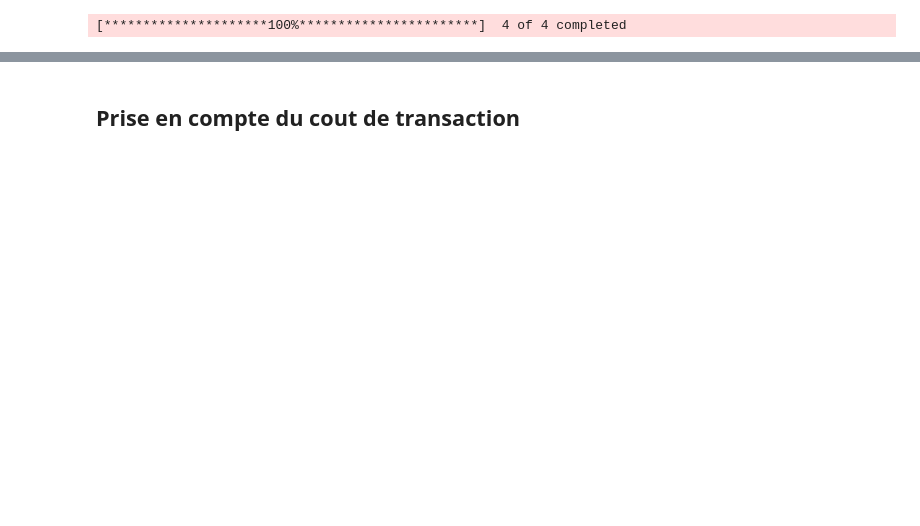
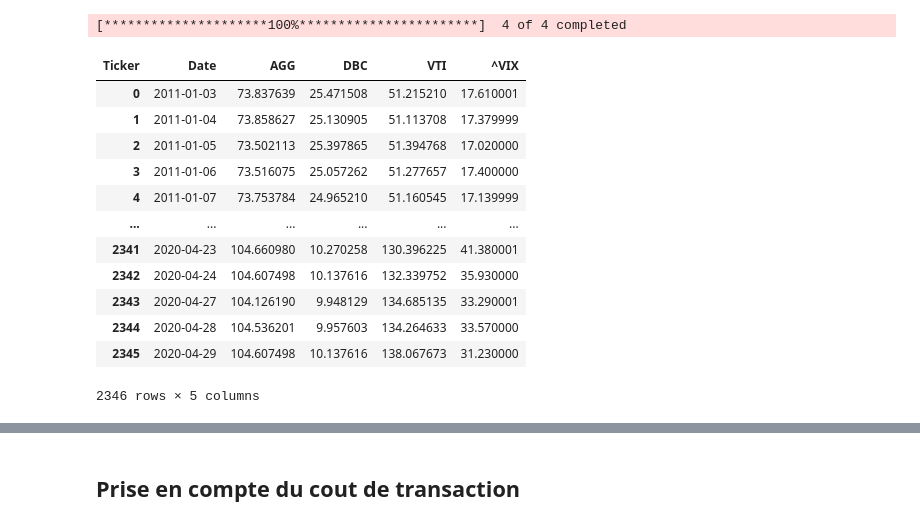
Before and after one commit to alexandreviard/DL-Portfolio-CMAP, a Jupyter notebook: massyle/allocation_article_zhang_DL.ipynb, the cells around one changed output, grey strips where cells are left out. Saved outputs shown, nothing was run; the diff lists cells and outputs as text; code cells hidden in the pictures; blank space fills up the shorter version.

```diff
--- a/massyle/allocation_article_zhang_DL.ipynb
+++ b/massyle/allocation_article_zhang_DL.ipynb
@@ -15,6 +15,22 @@ data_na['Date'] = data_na['Date'].dt.date
 [*********************100%***********************]  4 of 4 completed
 # %%
 data_na['Date'] = pd.to_datetime(data_na['Date'])
+# %%
+data_na
+# %% [output]
+| Ticker | Date | AGG | DBC | VTI | ^VIX |
+| 0 | 2011-01-03 | 73.837639 | 25.471508 | 51.215210 | 17.610001 |
+| 1 | 2011-01-04 | 73.858627 | 25.130905 | 51.113708 | 17.379999 |
+| 2 | 2011-01-05 | 73.502113 | 25.397865 | 51.394768 | 17.020000 |
+| 3 | 2011-01-06 | 73.516075 | 25.057262 | 51.277657 | 17.400000 |
+| 4 | 2011-01-07 | 73.753784 | 24.965210 | 51.160545 | 17.139999 |
+| ... | ... | ... | ... | ... | ... |
+| 2341 | 2020-04-23 | 104.660980 | 10.270258 | 130.396225 | 41.380001 |
+| 2342 | 2020-04-24 | 104.607498 | 10.137616 | 132.339752 | 35.930000 |
+| 2343 | 2020-04-27 | 104.126190 | 9.948129 | 134.685135 | 33.290001 |
+| 2344 | 2020-04-28 | 104.536201 | 9.957603 | 134.264633 | 33.570000 |
+| 2345 | 2020-04-29 | 104.607498 | 10.137616 | 138.067673 | 31.230000 |
+2346 rows × 5 columns
 # %%
 # Allocation initiale
 initial_allocation = [0.50, 0.10, 0.20, 0.20]  # Allocations initiales pour VTI, AGG, DBC, VIX
```
Also changed, not shown: parts of 6 cells of this notebook, 1 other file.
